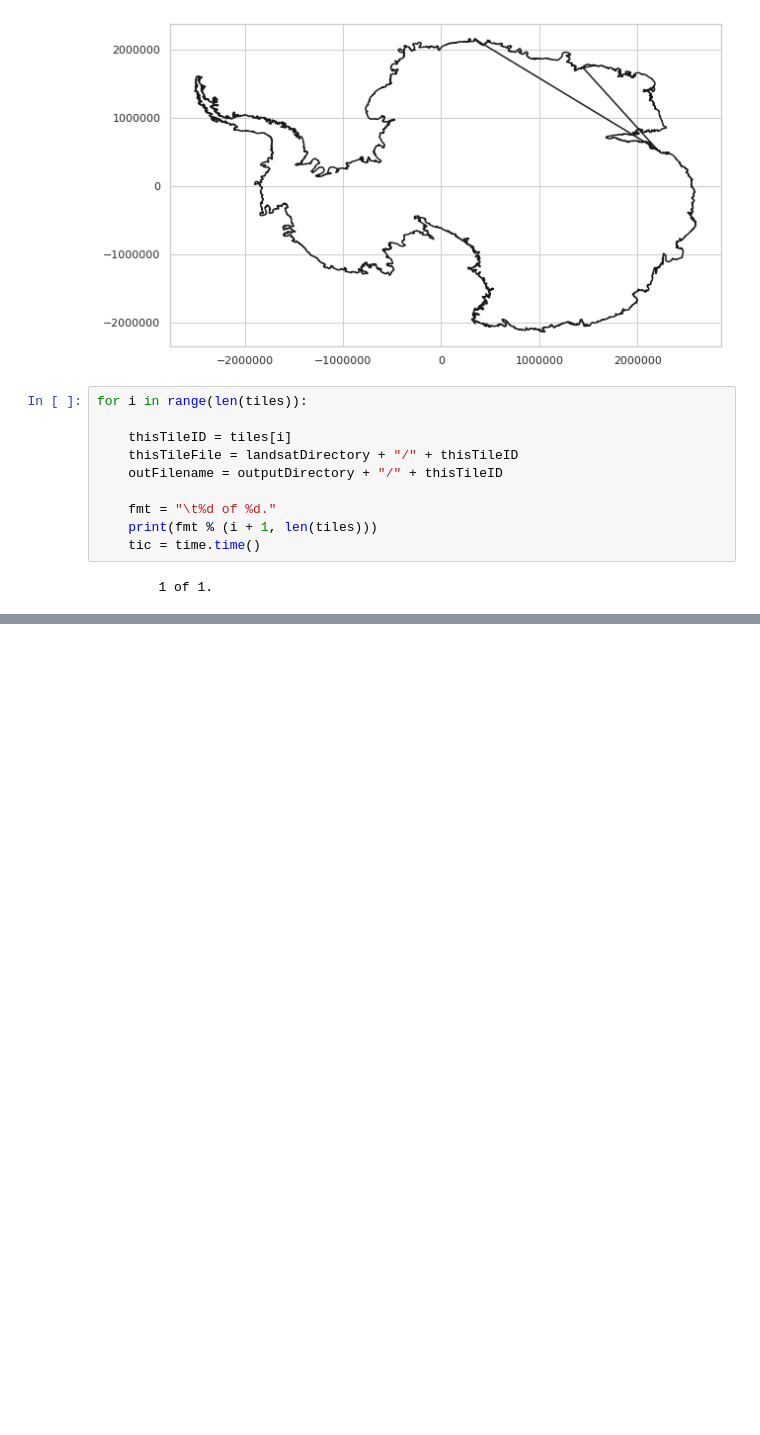
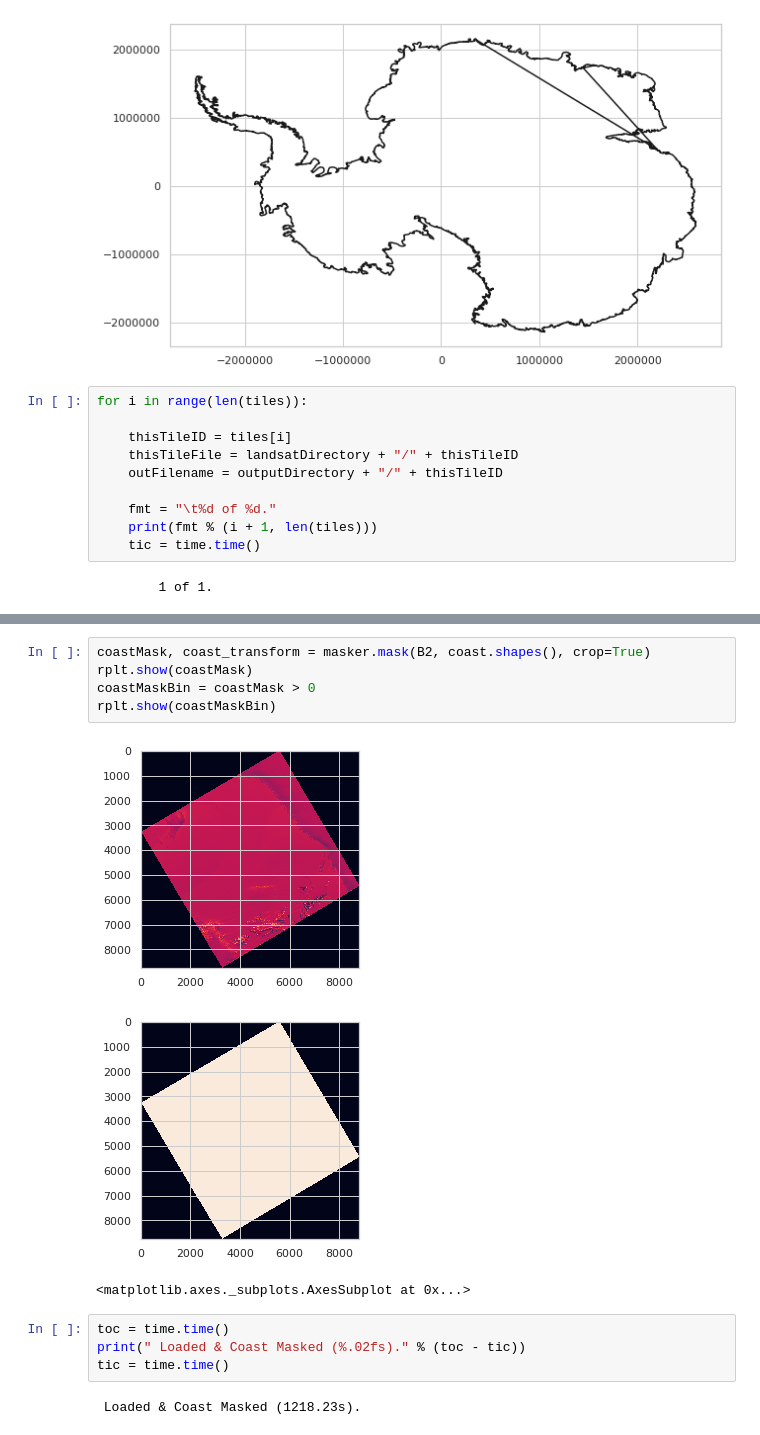
Before and after one commit to mblackgeo/AntarcticRockOutcrop, a Jupyter notebook: burton_johnson_model.ipynb, the cells around one changed output, grey strips where cells are left out. Saved outputs shown, nothing was run; the diff lists cells and outputs as text; blank space fills up the shorter version.

Commit message:
band subtile loaded

```diff
--- a/burton_johnson_model.ipynb
+++ b/burton_johnson_model.ipynb
@@ -76,0 +115,15 @@ rplt.show(B2)
+# %%
+coastMask, coast_transform = masker.mask(B2, coast.shapes(), crop=True)
+rplt.show(coastMask)
+coastMaskBin = coastMask > 0
+rplt.show(coastMaskBin)
+# %% [output]
+[figure, added]
+[figure, added]
+<matplotlib.axes._subplots.AxesSubplot at 0x...>
+# %%
+toc = time.time()
+print(" Loaded & Coast Masked (%.02fs)." % (toc - tic))
+tic = time.time()
+# %% [output]
+ Loaded & Coast Masked (1218.23s).
```
Also changed, not shown: parts of 8 cells of this notebook.
